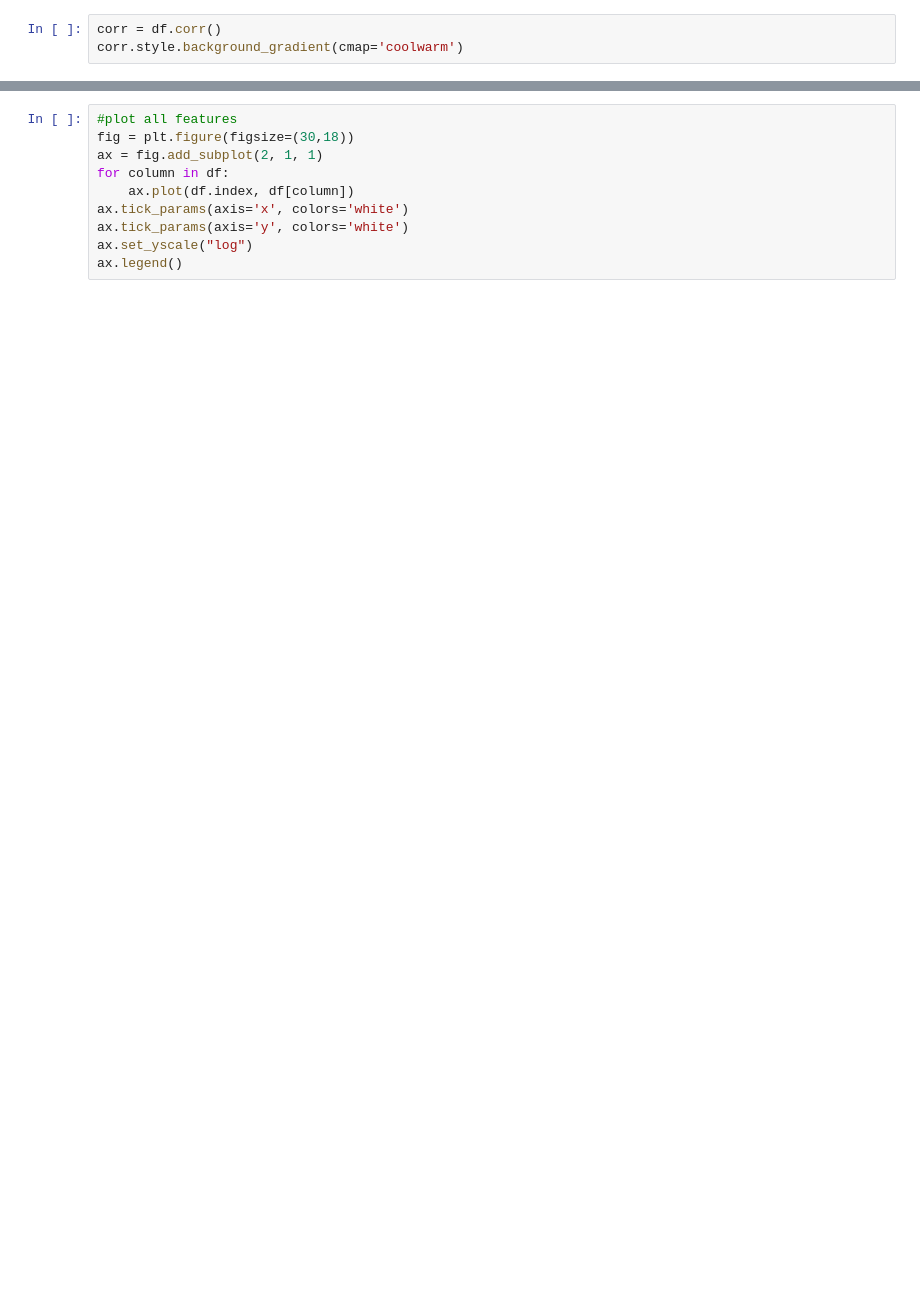
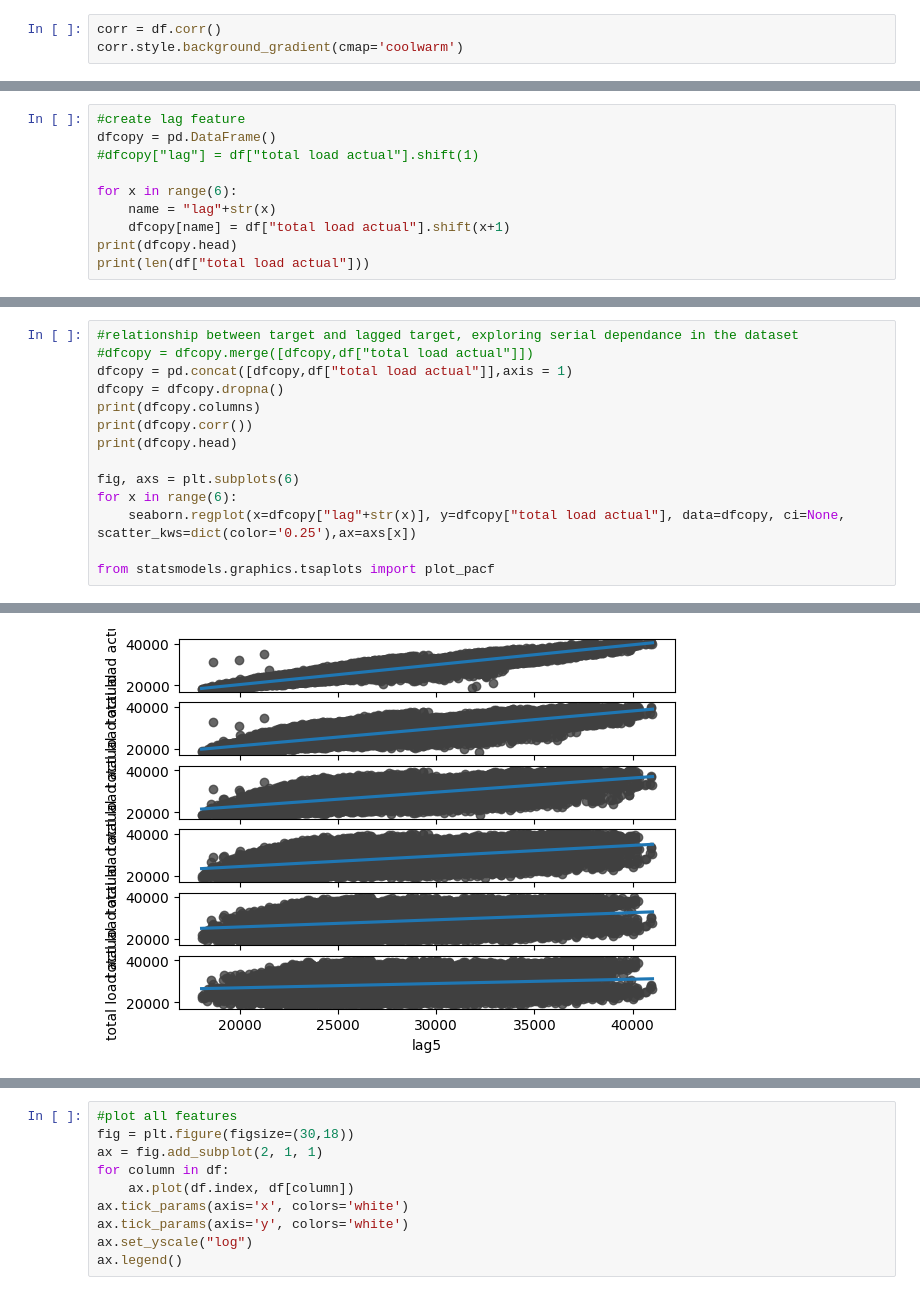
Before and after one commit to JulesJ1/Energy_Consumption_Forecasting, a Jupyter notebook: scripts/energy_dataset.ipynb, the cells around one changed output, grey strips where cells are left out. Cells and saved outputs as stored; diff of their text form; blank space fills up the shorter version.

```diff
--- a/scripts/energy_dataset.ipynb
+++ b/scripts/energy_dataset.ipynb
@@ -51,0 +165,10 @@ corr.style.background_gradient(cmap='coolwarm')
+# %%
+#create lag feature
+dfcopy = pd.DataFrame()
+#dfcopy["lag"] = df["total load actual"].shift(1)
+
+for x in range(6):
+    name = "lag"+str(x)
+    dfcopy[name] = df["total load actual"].shift(x+1)
+print(dfcopy.head)
+print(len(df["total load actual"]))
@@ -51,0 +193,15 @@ corr.style.background_gradient(cmap='coolwarm')
+# %%
+#relationship between target and lagged target, exploring serial dependance in the dataset
+#dfcopy = dfcopy.merge([dfcopy,df["total load actual"]])
+dfcopy = pd.concat([dfcopy,df["total load actual"]],axis = 1)
+dfcopy = dfcopy.dropna()
+print(dfcopy.columns)
+print(dfcopy.corr())
+print(dfcopy.head)
+
+fig, axs = plt.subplots(6)
+for x in range(6):
+    seaborn.regplot(x=dfcopy["lag"+str(x)], y=dfcopy["total load actual"], data=dfcopy, ci=None, scatter_kws=dict(color='0.25'),ax=axs[x])
+
+from statsmodels.graphics.tsaplots import plot_pacf
+# %% [output]
@@ -51,0 +225 @@ corr.style.background_gradient(cmap='coolwarm')
+[figure, added]
```
Also changed, not shown: parts of 19 cells of this notebook, 2 other files.
